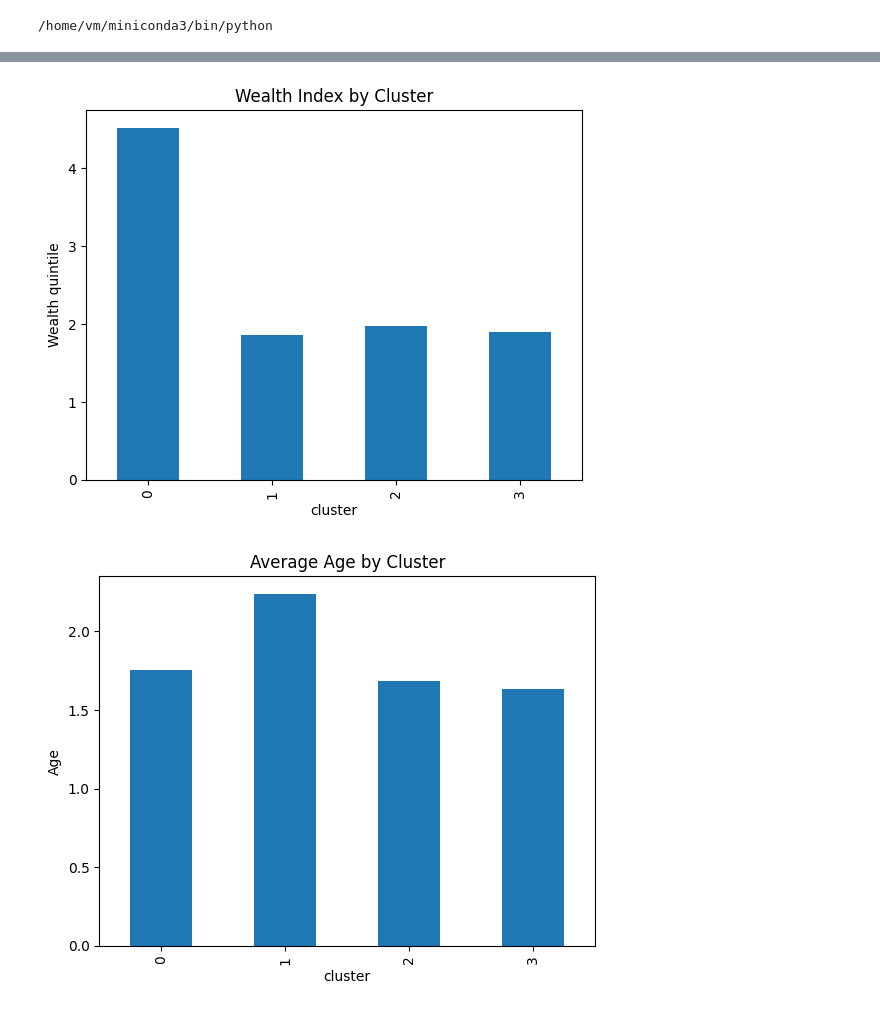
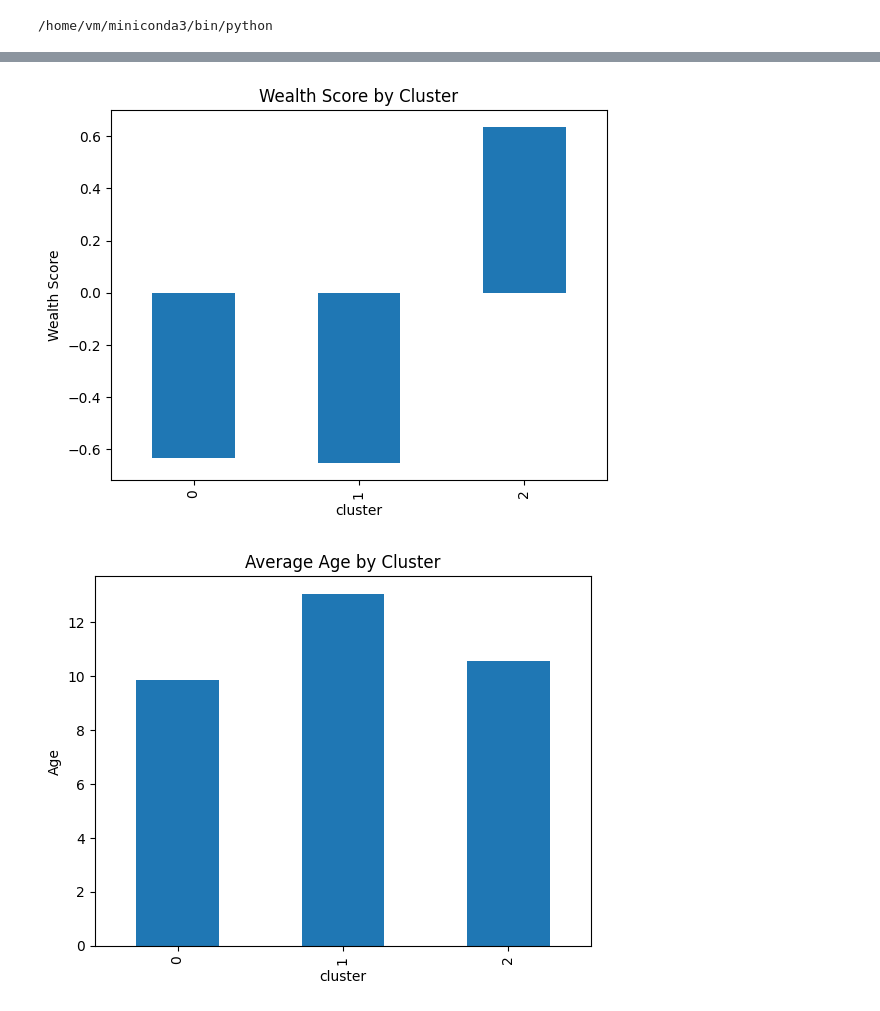
Before and after one commit to leverlars/Crowdsourcing-and-AI, a Jupyter notebook: scratch.ipynb, the cells around one changed output, grey strips where cells are left out. Drawn from its saved outputs; the diff is of its cells as text; code cells hidden in the pictures.

Commit message:
Added data aggregation and Silhuette method

```diff
--- a/scratch.ipynb
+++ b/scratch.ipynb
@@ -7,9 +17,21 @@ print(sys.executable)
 import pyreadstat
 
 fs, meta = pyreadstat.read_sav("Ghana MICS6 SPSS Datasets/fs.sav")
-#hh, meta = pyreadstat.read_sav("Ghana MICS6 SPSS Datasets/hh.sav")
+hh, meta_hh = pyreadstat.read_sav("Ghana MICS6 SPSS Datasets/hh.sav")
 meta.missing_ranges
 labels = meta.column_names_to_labels
+
+merged = fs.merge(
+    hh[["HH1", "HH2", "HHSEX", "HHAGE", "helevel"]],
+    on=["HH1", "HH2"],
+    how="left"
+)
+
+categorical_cols = ["HL4", "HHSEX", "ED5A", "helevel"]
+
+for col in categorical_cols:
+    if col in merged.columns:
+        merged[col] = merged[col].astype("category").cat.codes
 # %%
 features = [
     # Child labour
@@ -65,0 +110,15 @@ wscore : Combined wealth score
+# %%
+inertia = []
+
+K_range = range(1, 10)
+
+for k_test in K_range:
+    kmeans = KMeans(n_clusters=k_test, random_state=42)
+    kmeans.fit(X_scaled)
+    inertia.append(kmeans.inertia_)
+
+plt.plot(K_range, inertia, marker='o')
+plt.xlabel("Number of clusters (k)")
+plt.ylabel("Inertia (within-cluster sum of squares)")
+plt.title("Elbow Method")
+plt.show()
@@ -66,11 +147,8 @@ wscore : Combined wealth score
 # %%
-from sklearn.preprocessing import StandardScaler
-from sklearn.cluster import KMeans
+# Should be adjusted based on findings above
+k = 3
 
-scaler = StandardScaler()
-X_scaled = scaler.fit_transform(df)
-
-kmeans = KMeans(n_clusters=4, random_state=42)
+kmeans = KMeans(n_clusters=k, random_state=42)
 df["cluster"] = kmeans.fit_predict(X_scaled)
 
 cluster_summary = df.groupby("cluster").mean()
@@ -102,17 +178,17 @@ plt.show()
 # %%
-df.groupby("cluster")["windex5"].mean().plot(kind="bar")
-plt.title("Wealth Index by Cluster")
-plt.ylabel("Wealth quintile")
+df.groupby("cluster")["wscore"].mean().plot(kind="bar")
+plt.title("Wealth Score by Cluster")
+plt.ylabel("Wealth Score")
 plt.show()
 # %% [output]
-[figure, old version]
+[figure, new version]
 # %%
-df.groupby("cluster")["FSAGE"].mean().plot(kind="bar")
+df.groupby("cluster")["CB3"].mean().plot(kind="bar")
 plt.title("Average Age by Cluster")
 plt.ylabel("Age")
 plt.show()
 # %% [output]
-[figure, old version]
+[figure, new version]
 # %%
 import seaborn as sns
 
```
Also changed, not shown: parts of 19 cells of this notebook.
